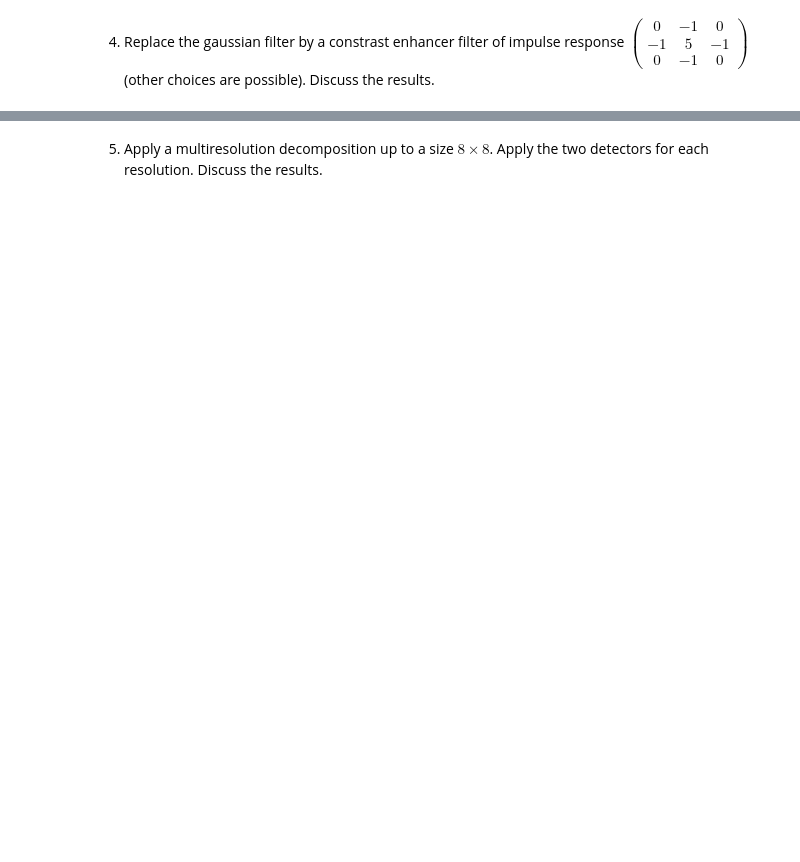
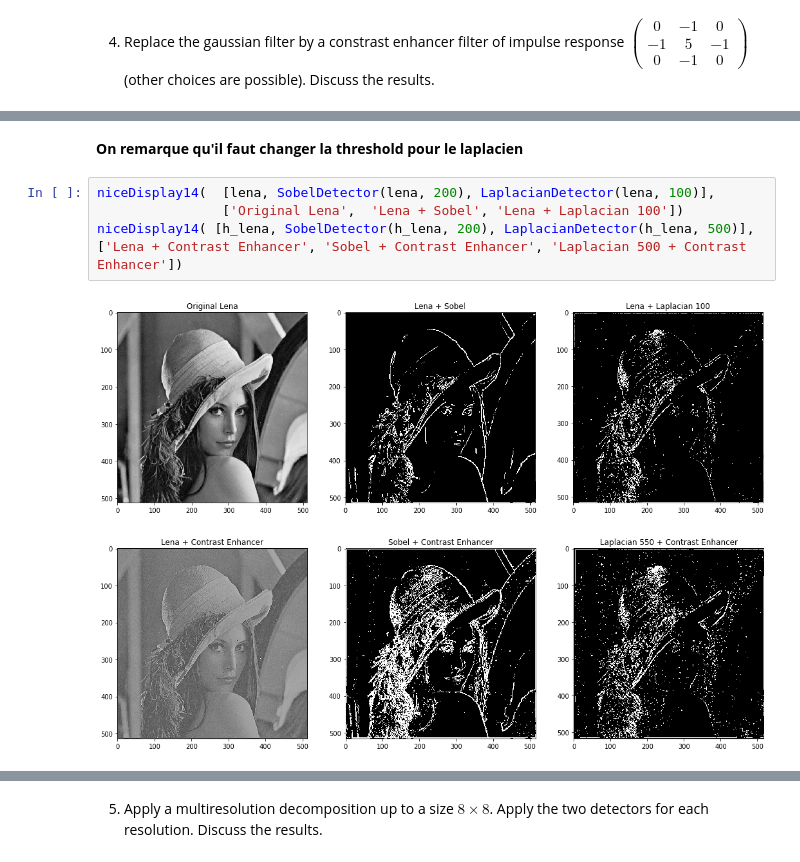
Before and after one commit to CharlesAttend/M1-S1-DAC, a Jupyter notebook: BIMA/TME/TME5/TME5.ipynb, the cells around one changed output, grey strips where cells are left out. Cells and saved outputs as stored; diff of their text form; blank space fills up the shorter version.

```diff
--- a/BIMA/TME/TME5/TME5.ipynb
+++ b/BIMA/TME/TME5/TME5.ipynb
@@ -296,0 +345,9 @@ for i in range(4, len(img_to_display), 4):
+# %% [markdown]
+**On remarque qu'il faut changer la threshold pour le laplacien**
+# %%
+niceDisplay14(  [lena, SobelDetector(lena, 200), LaplacianDetector(lena, 100)],
+                ['Original Lena',  'Lena + Sobel', 'Lena + Laplacian 100'])
+niceDisplay14( [h_lena, SobelDetector(h_lena, 200), LaplacianDetector(h_lena, 500)], ['Lena + Contrast Enhancer', 'Sobel + Contrast Enhancer', 'Laplacian 500 + Contrast Enhancer'])
+# %% [output]
+[figure, added]
+[figure, added]
```
Also changed, not shown: parts of 13 cells of this notebook, 1 other file.
